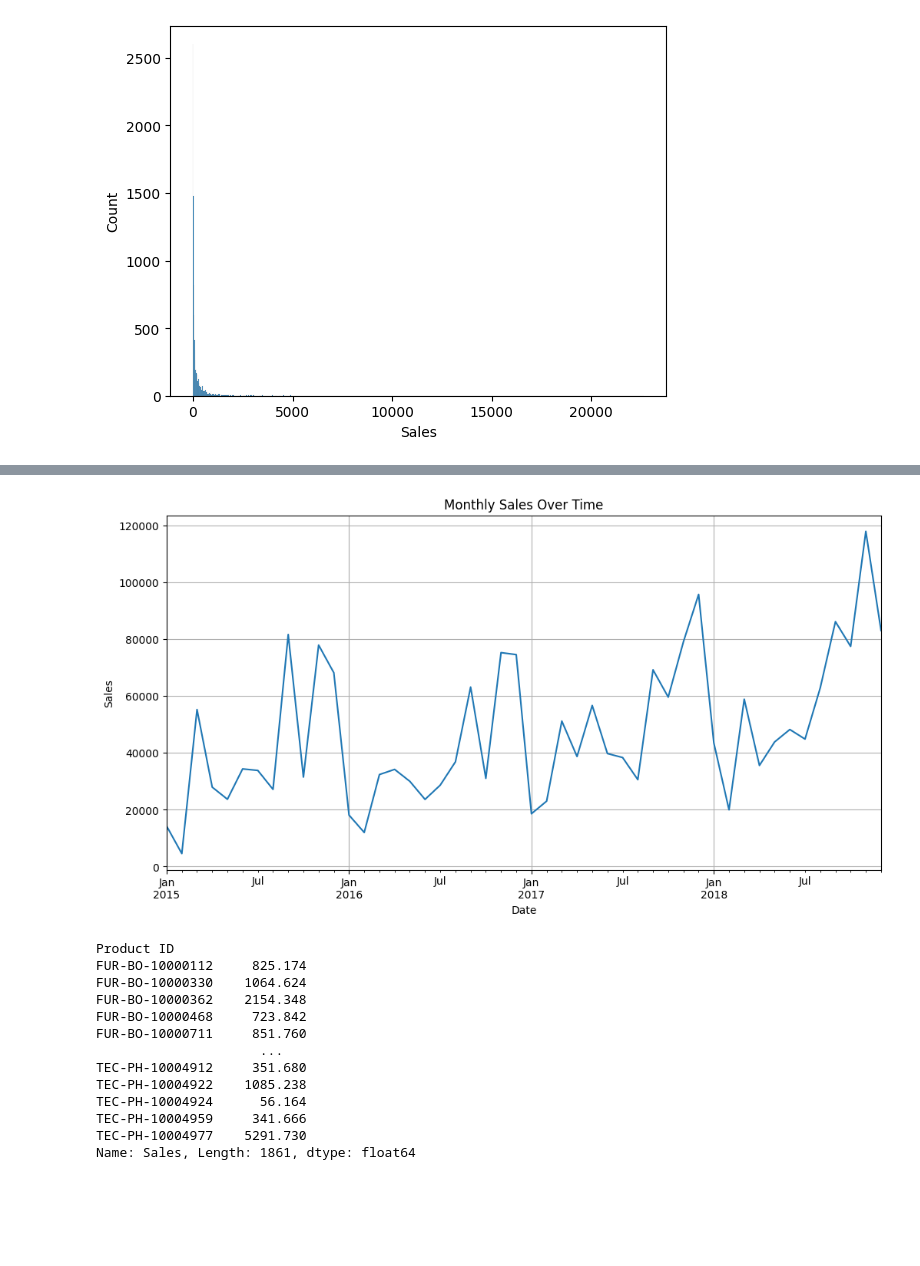
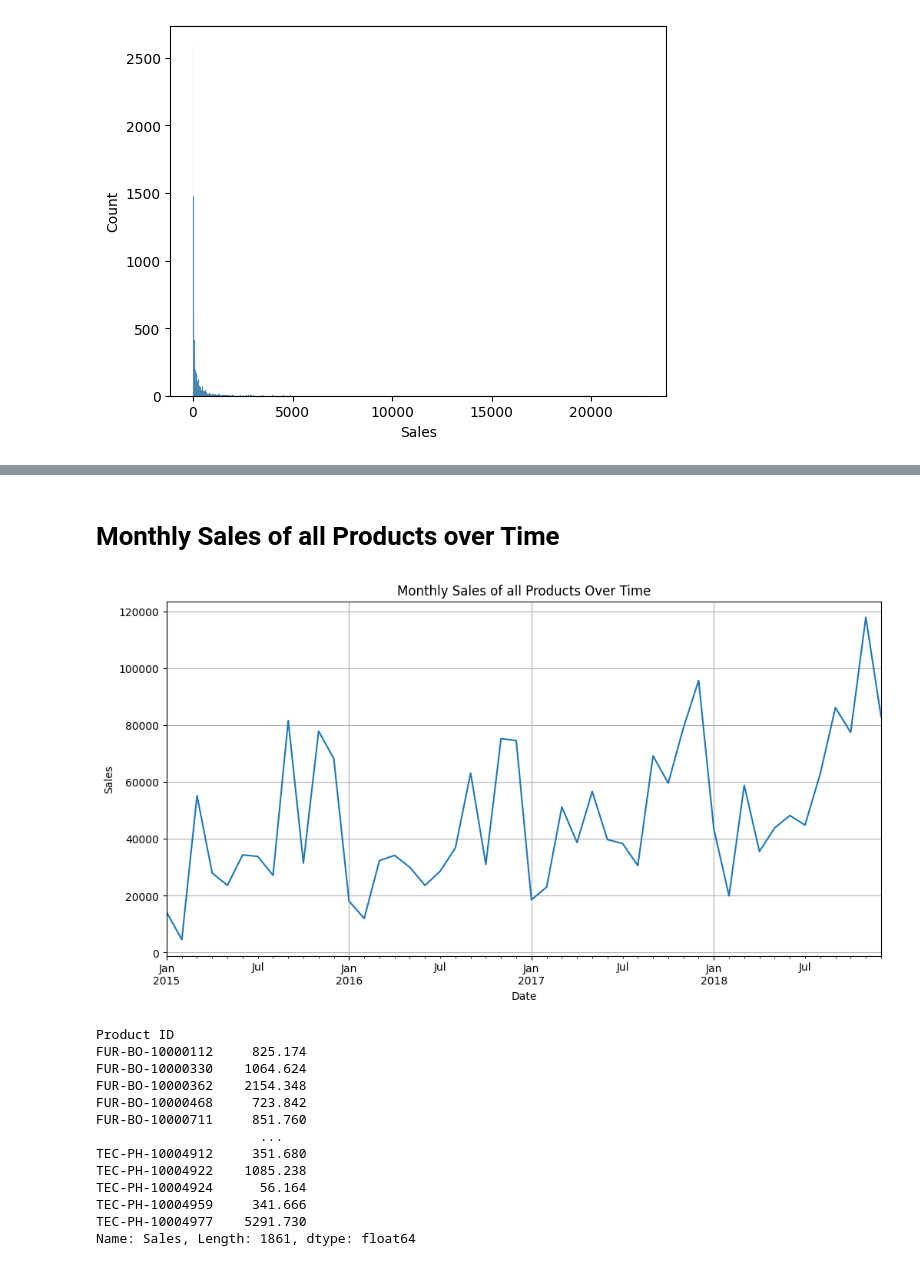
Before and after one commit to sulemantech/sales-forecasting-ml, a Jupyter notebook: sales-forecating.ipynb, the cells around one changed output, grey strips where cells are left out. Saved outputs shown, nothing was run; the diff lists cells and outputs as text; code cells hidden in the pictures; blank space fills up the shorter version.

```diff
--- a/sales-forecating.ipynb
+++ b/sales-forecating.ipynb
@@ -48,9 +54,3 @@ sns.histplot(df['Sales'])
 plt.show()
 # %% [output]
 [figure]
-# %%
-df['Order Date']
-df['Order Date'] = pd.to_datetime(df['Order Date'],format='%d/%m/%Y')
-df.set_index('Order Date')['Sales'].plot(figsize=(12, 6))
-plt.title('Sales Over Time')
-plt.show()
@@ -59,13 +57,42 @@ plt.show()
+# %% [markdown]
+# Monthly Sales of all Products over Time
 # %%
-monthly_sales = df.resample('M', on='Order Date')['Sales'].sum()
-monthly_sales.plot(figsize=(12, 6))
-plt.title('Monthly Sales Over Time')
+import pandas as pd
+import matplotlib.pyplot as plt
+
+# Ensure 'Order Date' is a column (reset index if needed)
+if 'Order Date' not in df.columns:
+    df.reset_index(inplace=True)
+
+# Convert 'Order Date' to datetime if not already
+if not pd.api.types.is_datetime64_any_dtype(df['Order Date']):
+    df['Order Date'] = pd.to_datetime(df['Order Date'], format='%d/%m/%Y', errors='coerce')
+
+# Remove rows with invalid dates (NaT)
+df.dropna(subset=['Order Date'], inplace=True)
+
+# Set 'Order Date' as index
+df.set_index('Order Date', inplace=True)
+
+# Convert 'Sales' to numeric (if it's not already)
+df['Sales'] = pd.to_numeric(df['Sales'], errors='coerce')
+
+# Drop rows where 'Sales' is NaN
+df.dropna(subset=['Sales'], inplace=True)
+
+# Resample by month and calculate total sales
+monthly_sales = df.resample('M')['Sales'].sum()
+
+# Plot
+plt.figure(figsize=(12, 6))
+monthly_sales.plot()
+plt.title('Monthly Sales of all Products Over Time')
 plt.ylabel('Sales')
 plt.xlabel('Date')
 plt.grid(True)
 plt.show()
 # %% [output]
-[figure, old version]
+[figure, new version]
 # %%
 df['Product ID'].nunique()
 # %% [output]
```
Also changed, not shown: parts of 15 cells of this notebook.
